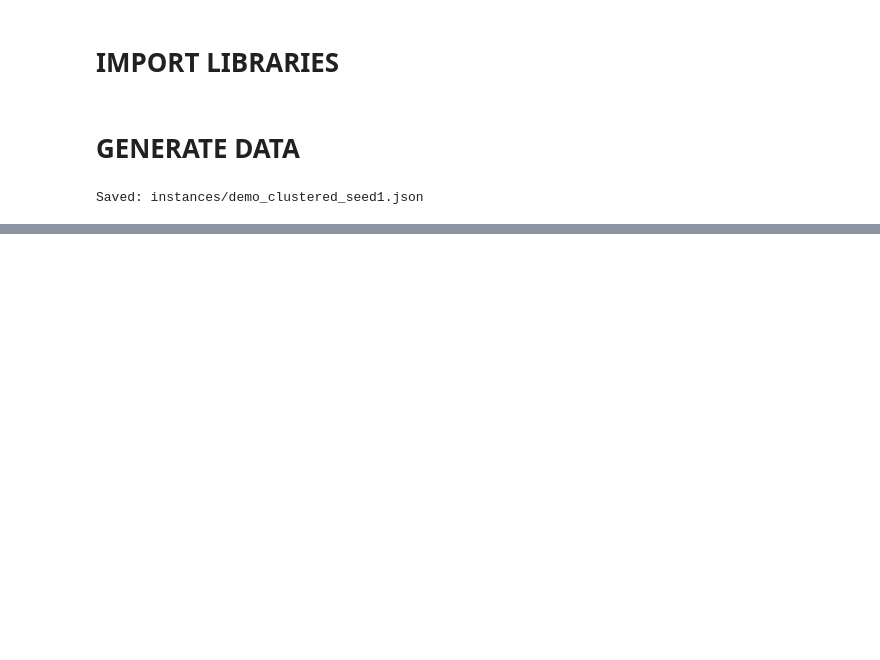
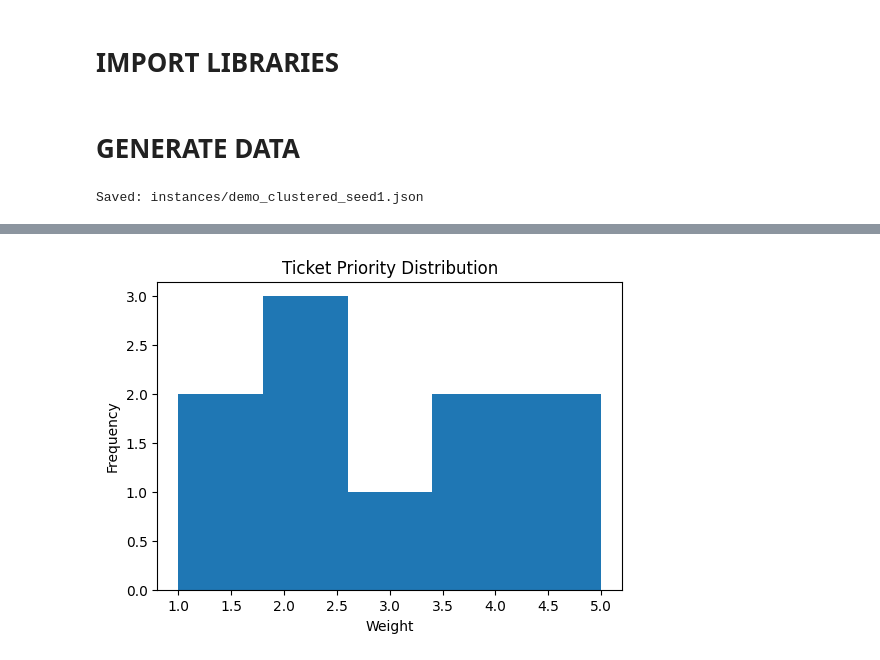
Before and after one commit to MatteoG96/A-Skill-Based-Technician-Routing-and-Scheduling-Model, a Jupyter notebook: data_generator.ipynb, the cells around one changed output, grey strips where cells are left out. Cells and saved outputs as stored; diff of their text form; code cells hidden in the pictures; blank space fills up the shorter version.

```diff
--- a/data_generator.ipynb
+++ b/data_generator.ipynb
@@ -331,0 +430,11 @@ Saved: instances/demo_clustered_seed1.json
+# %%
+weights = list(data["w"].values())
+
+plt.figure(figsize=(6,4))
+plt.hist(weights, bins=5)
+plt.title("Ticket Priority Distribution")
+plt.xlabel("Weight")
+plt.ylabel("Frequency")
+plt.show()
+# %% [output]
+[figure, added]
```
Also changed, not shown: parts of 8 cells of this notebook, 5 other files.
